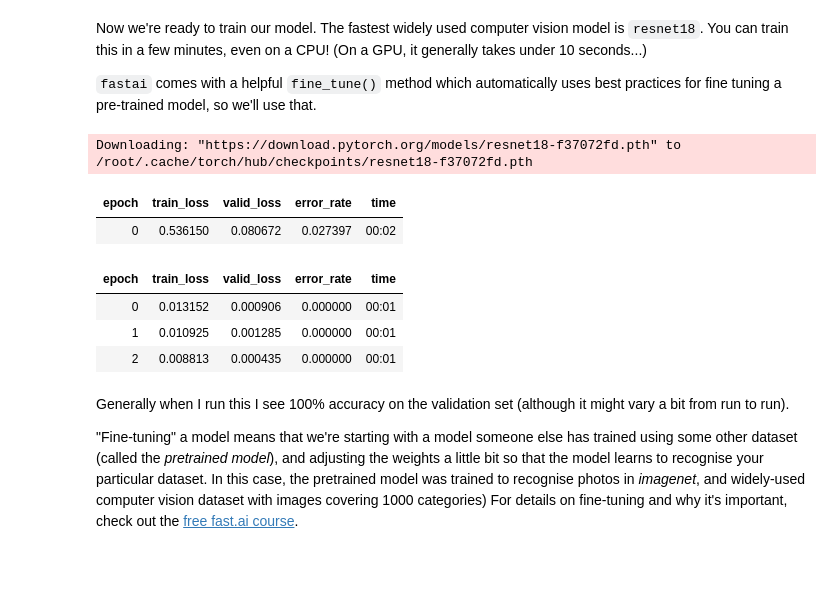
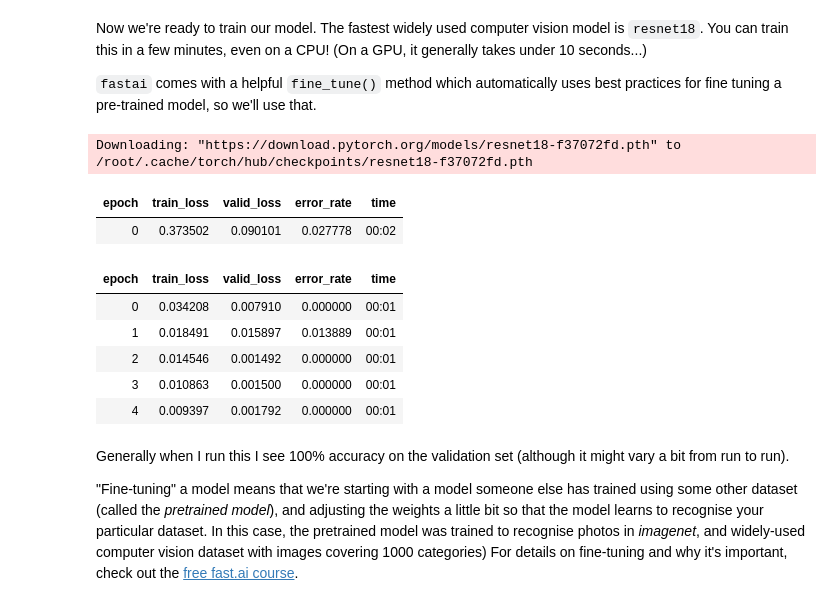
Before and after one commit to LorcanNeary/fast.ai, a Jupyter notebook: is-it-a-bird-20250226.ipynb, the cells around one changed output. Saved outputs shown, nothing was run; the diff lists cells and outputs as text; code cells hidden in the pictures; blank space fills up the shorter version.

```diff
--- a/is-it-a-bird-20250226.ipynb
+++ b/is-it-a-bird-20250226.ipynb
@@ -132,15 +132,17 @@ Now we're ready to train our model. The fastest widely used computer vision mode
 `fastai` comes with a helpful `fine_tune()` method which automatically uses best practices for fine tuning a pre-trained model, so we'll use that.
 # %%
 learn = vision_learner(dls, resnet18, metrics=error_rate)
-learn.fine_tune(3)
+learn.fine_tune(5)
 # %% [output]
 Downloading: "https://download.pytorch.org/models/resnet18-f37072fd.pth" to /root/.cache/torch/hub/checkpoints/resnet18-f37072fd.pth
 | epoch | train_loss | valid_loss | error_rate | time |
-| 0 | 0.536150 | 0.080672 | 0.027397 | 00:02 |
+| 0 | 0.373502 | 0.090101 | 0.027778 | 00:02 |
 | epoch | train_loss | valid_loss | error_rate | time |
-| 0 | 0.013152 | 0.000906 | 0.000000 | 00:01 |
-| 1 | 0.010925 | 0.001285 | 0.000000 | 00:01 |
-| 2 | 0.008813 | 0.000435 | 0.000000 | 00:01 |
+| 0 | 0.034208 | 0.007910 | 0.000000 | 00:01 |
+| 1 | 0.018491 | 0.015897 | 0.013889 | 00:01 |
+| 2 | 0.014546 | 0.001492 | 0.000000 | 00:01 |
+| 3 | 0.010863 | 0.001500 | 0.000000 | 00:01 |
+| 4 | 0.009397 | 0.001792 | 0.000000 | 00:01 |
 # %% [markdown]
 Generally when I run this I see 100% accuracy on the validation set (although it might vary a bit from run to run).
 
```
Also changed, not shown: parts of 1 cell of this notebook.
